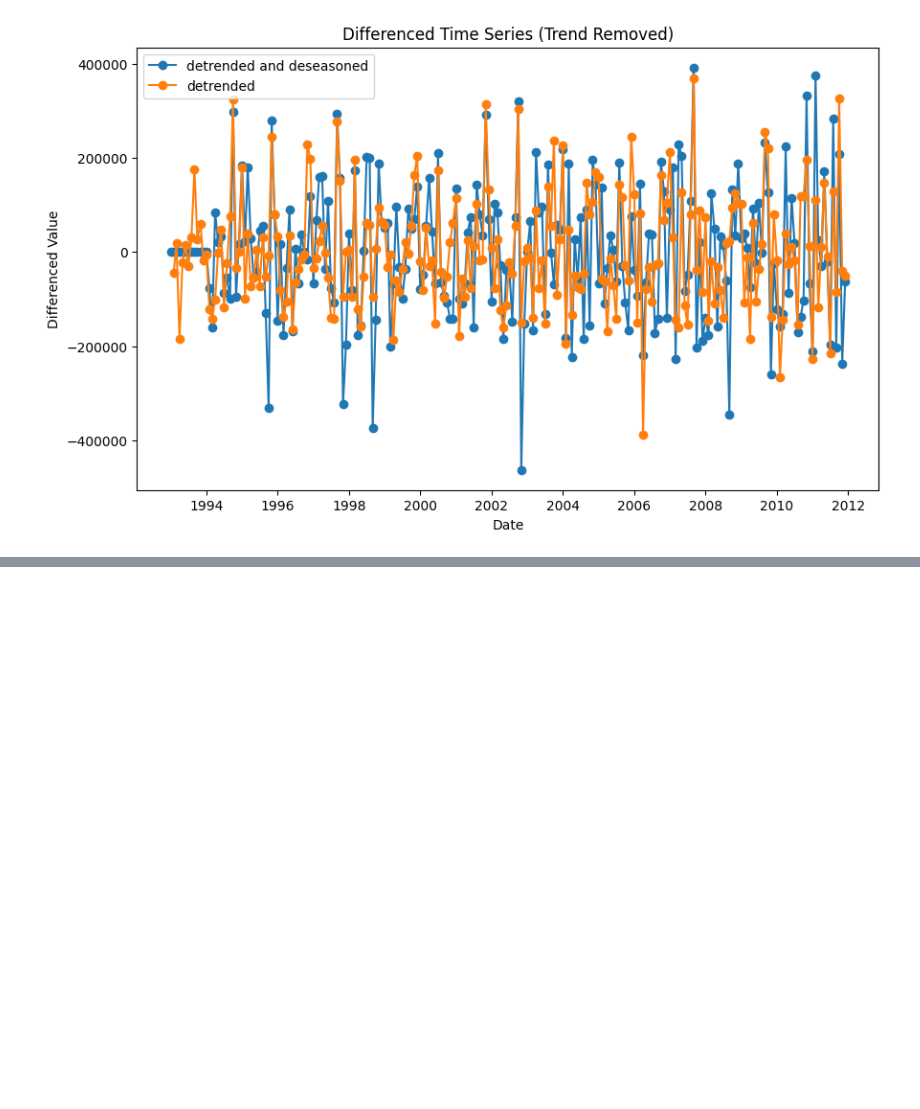
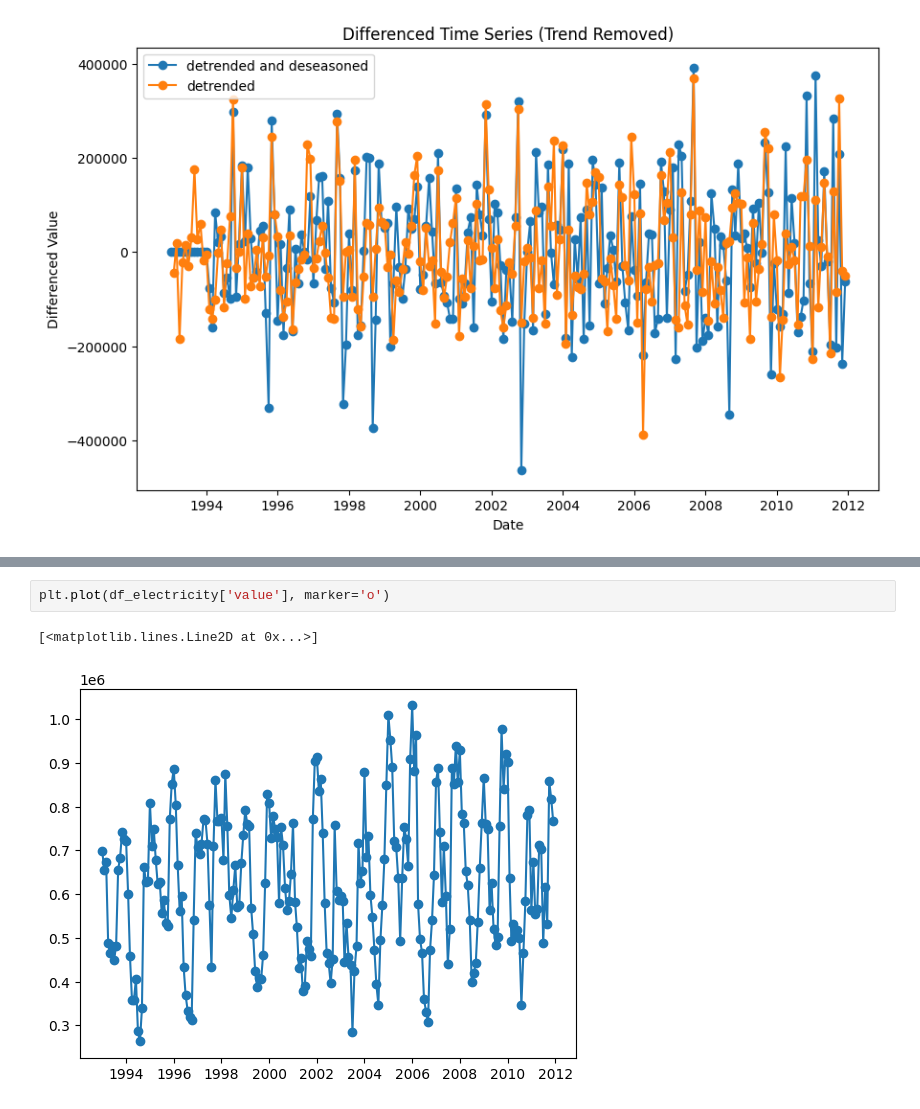
Before and after one commit to alexmakassiouk/ntnu-time-series, a Jupyter notebook: transformations.ipynb, the cells around one changed output, grey strips where cells are left out. Cells and saved outputs as stored; diff of their text form; blank space fills up the shorter version.

```diff
--- a/transformations.ipynb
+++ b/transformations.ipynb
@@ -199,0 +223,5 @@ plt.show()
+# %%
+plt.plot(df_electricity['value'], marker='o')
+# %% [output]
+[<matplotlib.lines.Line2D at 0x...>]
+[figure, added]
```
Also changed, not shown: parts of 8 cells of this notebook.
